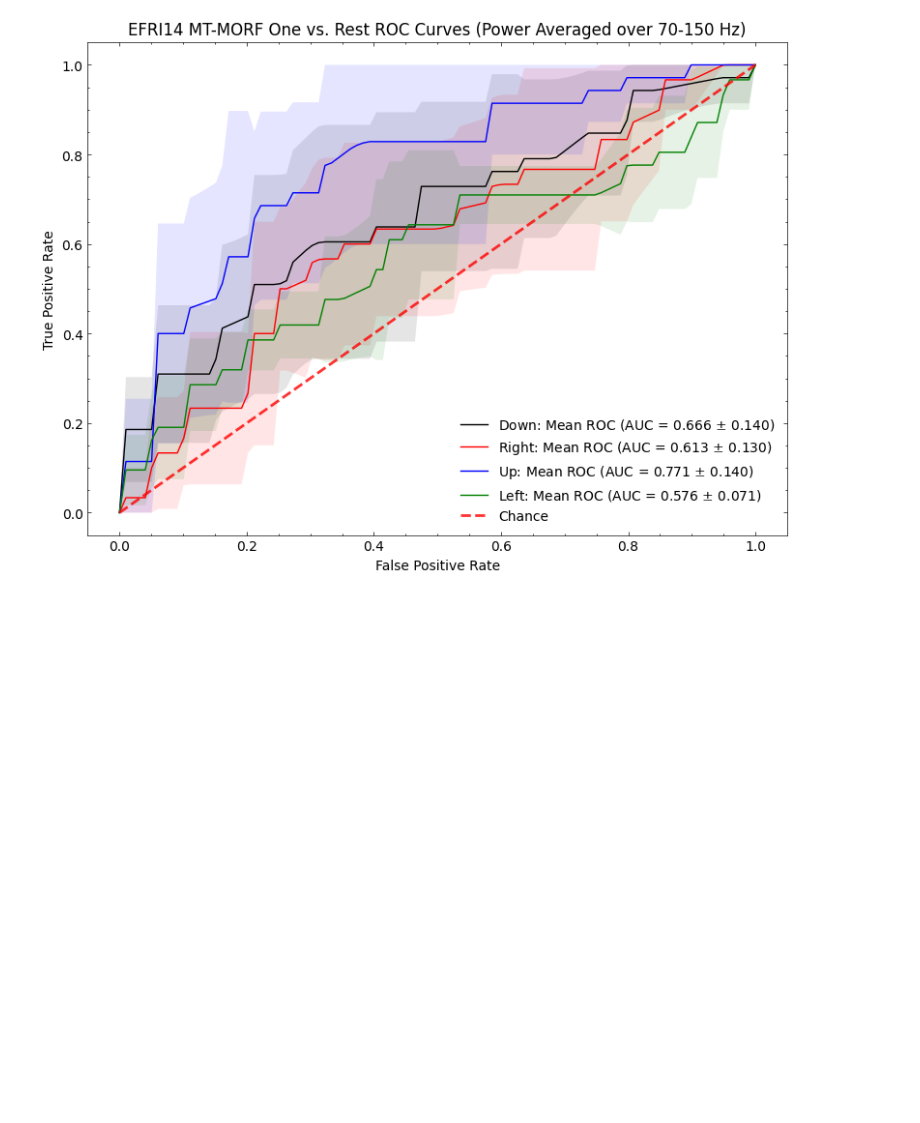
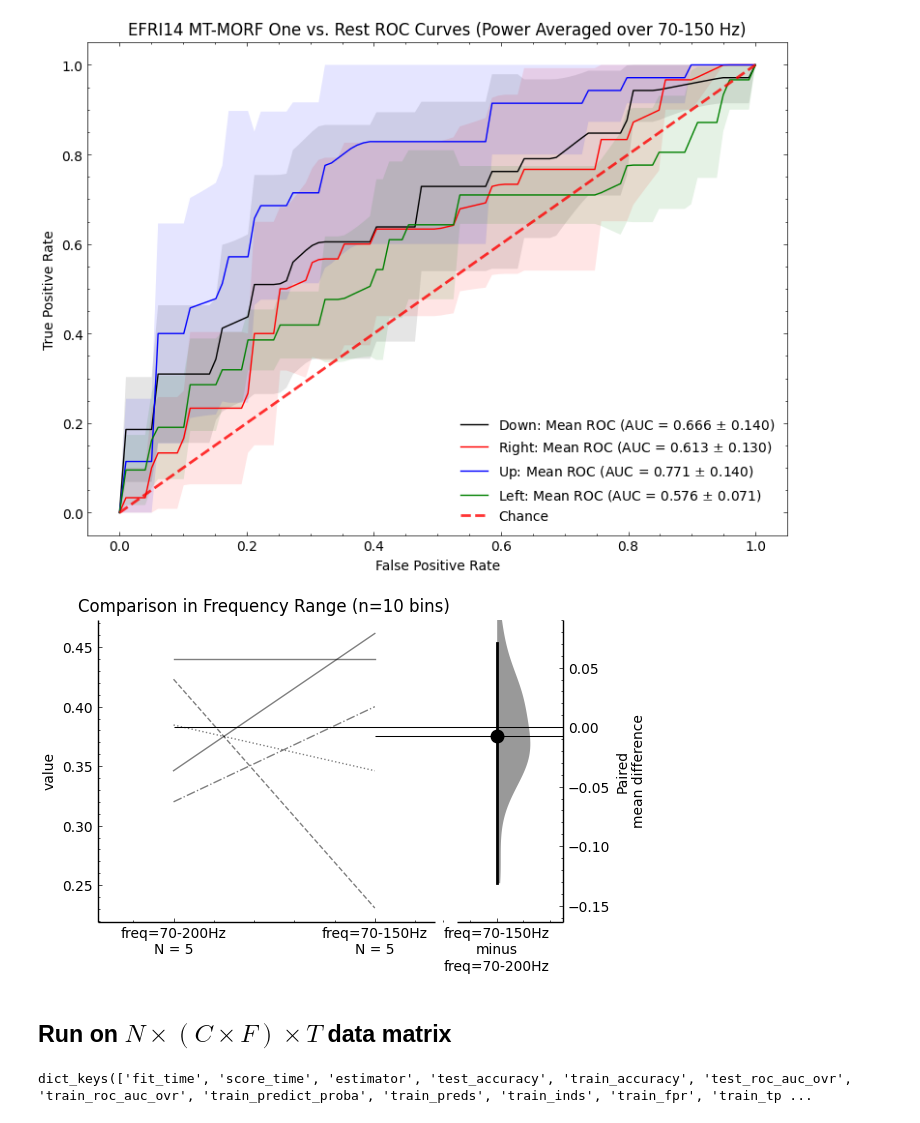
Before and after one commit to adam2392/motor-decoding, a Jupyter notebook: mtsmorf/move_exp/freq_analysis.ipynb, the cells around one changed output. Drawn from its saved outputs; the diff is of its cells as text; code cells hidden in the pictures; blank space fills up the shorter version.

```diff
--- a/mtsmorf/move_exp/freq_analysis.ipynb
+++ b/mtsmorf/move_exp/freq_analysis.ipynb
@@ -569,8 +587,8 @@ mtsmorf = rerfClassifier(
     image_width=avg_freq_data.shape[2],
 )
 
-stratified_kf_scores = cv_fit(mtsmorf, X, y, metrics=metrics, cv=cv, n_jobs=None, return_train_score=True, return_estimator=True)
-stratified_kf_scores.keys()
+stratified_kf_scores_trimmed = cv_fit(mtsmorf, X, y, metrics=metrics, cv=cv, n_jobs=None, return_train_score=True, return_estimator=True)
+stratified_kf_scores_trimmed.keys()
 # %% [output]
 dict_keys(['fit_time', 'score_time', 'estimator', 'test_accuracy', 'train_accuracy', 'test_roc_auc_ovr', 'train_roc_auc_ovr', 'train_predict_proba', 'train_preds', 'train_inds', 'train_fpr', 'train_tp ...
 # %%
@@ -595,3 +613,24 @@ ax.legend(loc="lower right")
 fig.tight_layout();
 # %% [output]
 [figure]
+# %%
+id_col = pd.Series(range(1, n_splits+1))
+
+df = pd.DataFrame({
+    "ID": id_col,
+    "freq=70-200Hz": stratified_kf_scores_freq_avg["test_accuracy"],
+    "freq=70-150Hz": stratified_kf_scores_trimmed["test_accuracy"],
+})
+
+my_data = dabest.load(df, idx=("freq=70-200Hz", "freq=70-150Hz"),
+                      id_col="ID", paired=True, resamples=100,
+                      random_seed=rng)
+
+fig, ax = plt.subplots(dpi=100)
+
+my_data.mean_diff.plot(ax=ax)
+ax.set(title="Comparison in Frequency Range (n=10 bins)");
+# %% [output]
+[figure, added]
+# %% [markdown]
+## Run on $N \times (C \times F) \times T$ data matrix
@@ -597,0 +642,29 @@ fig.tight_layout();
+# %%
+rng = 1
+
+included_trials = np.isin(labels, [0, 1, 2, 3])
+
+# Create X, y data
+X = freq_data[included_trials].reshape(np.sum(included_trials), -1)
+y = labels[included_trials]
+
+metrics = [
+    # 'f1_micro',
+    # 'f1_macro',
+    'accuracy',
+    'roc_auc_ovr',
+]
+
+mtsmorf = rerfClassifier(
+    projection_matrix="MT-MORF",
+    max_features="auto",
+    n_jobs=-1,
+    random_state=rng,
+    image_height=freq_data.shape[1],
+    image_width=freq_data.shape[2],
+)
+
+stratified_kf_scores_all_freq = cv_fit(mtsmorf, X, y, metrics=metrics, cv=cv, n_jobs=None, return_train_score=True, return_estimator=True)
+stratified_kf_scores_all_freq.keys()
+# %% [output]
+dict_keys(['fit_time', 'score_time', 'estimator', 'test_accuracy', 'train_accuracy', 'test_roc_auc_ovr', 'train_roc_auc_ovr', 'train_predict_proba', 'train_preds', 'train_inds', 'train_fpr', 'train_tp ...
```
Also changed, not shown: parts of 19 cells of this notebook, 1 other file.
